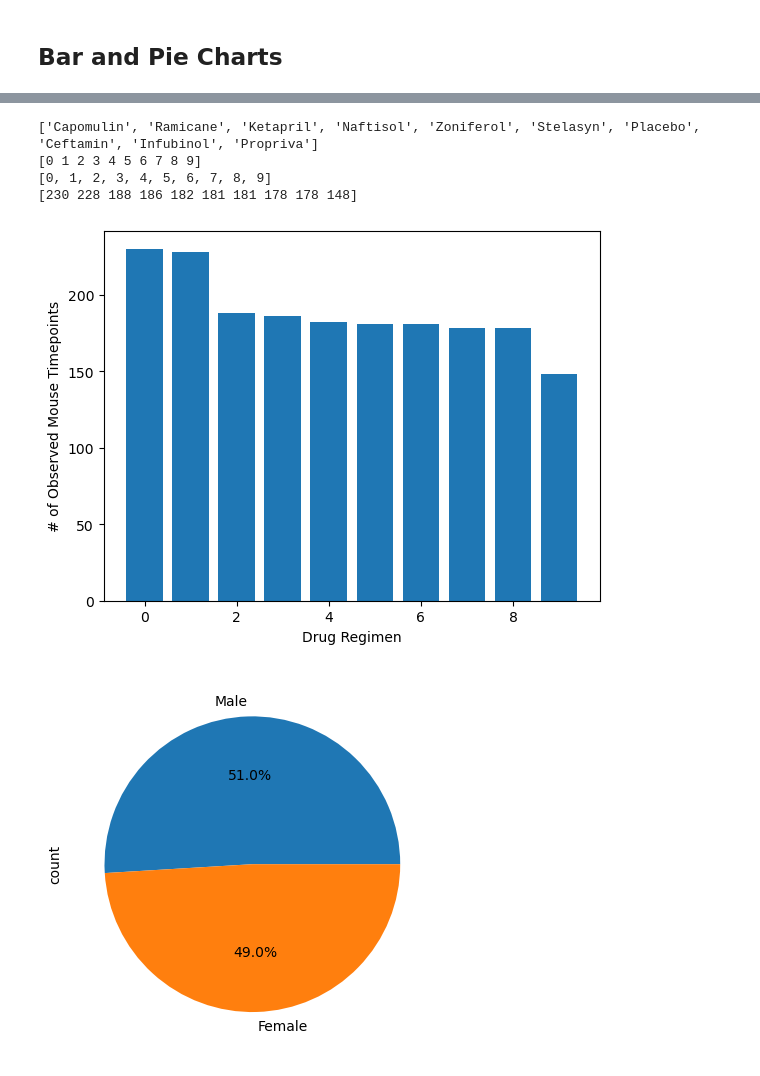
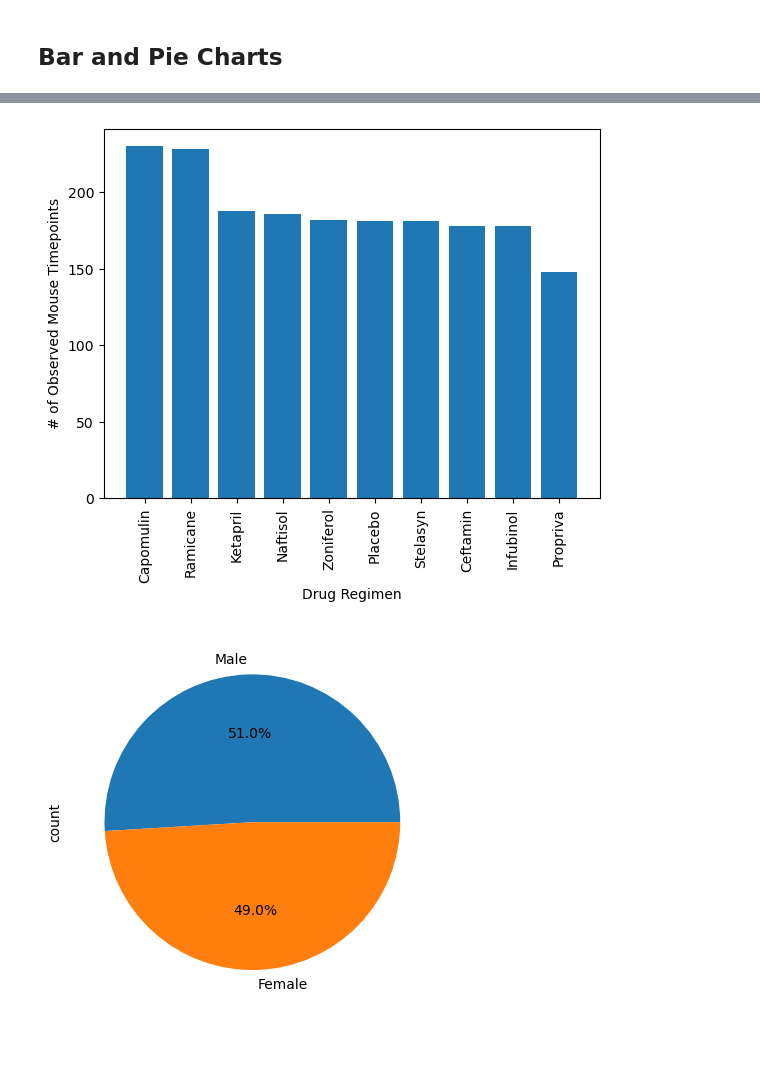
Before and after one commit to eliu14/data-visualization-challenge, a Jupyter notebook: Pymaceuticals/main_notebook.ipynb, the cells around one changed output, grey strips where cells are left out. Saved outputs shown, nothing was run; the diff lists cells and outputs as text; code cells hidden in the pictures; blank space fills up the shorter version.

```diff
--- a/Pymaceuticals/main_notebook.ipynb
+++ b/Pymaceuticals/main_notebook.ipynb
@@ -150,22 +148,16 @@ figure1 = group_drug_regimen.plot(kind="bar",ylabel="# of Observed Mouse Timepoi
 # %%
 # Generate a bar plot showing the total number of rows (Mouse ID/Timepoints) for each drug regimen using pyplot.
 xlabels = group_drug_regimen.index.tolist()
-print(xlabels)
 x_axis = np.arange(len(xlabels))
-print(x_axis)
 tick_locations = [x for x in x_axis]
-print(tick_locations)
-print(group_drug_regimen.values)
+plt.xticks(tick_locations,xlabels, rotation=90)
+plt.xticks()
 plt.xlabel("Drug Regimen")
 plt.ylabel("# of Observed Mouse Timepoints")
 plt.bar(x_axis, group_drug_regimen.values)
 plt.show()
 # %% [output]
-['Capomulin', 'Ramicane', 'Ketapril', 'Naftisol', 'Zoniferol', 'Stelasyn', 'Placebo', 'Ceftamin', 'Infubinol', 'Propriva']
-[0 1 2 3 4 5 6 7 8 9]
-[0, 1, 2, 3, 4, 5, 6, 7, 8, 9]
-[230 228 188 186 182 181 181 178 178 148]
-[figure, old version]
+[figure, new version]
 # %%
 # Generate a pie chart, using Pandas, showing the distribution of unique female versus male mice used in the study
 
```
Also changed, not shown: parts of 9 cells of this notebook.
